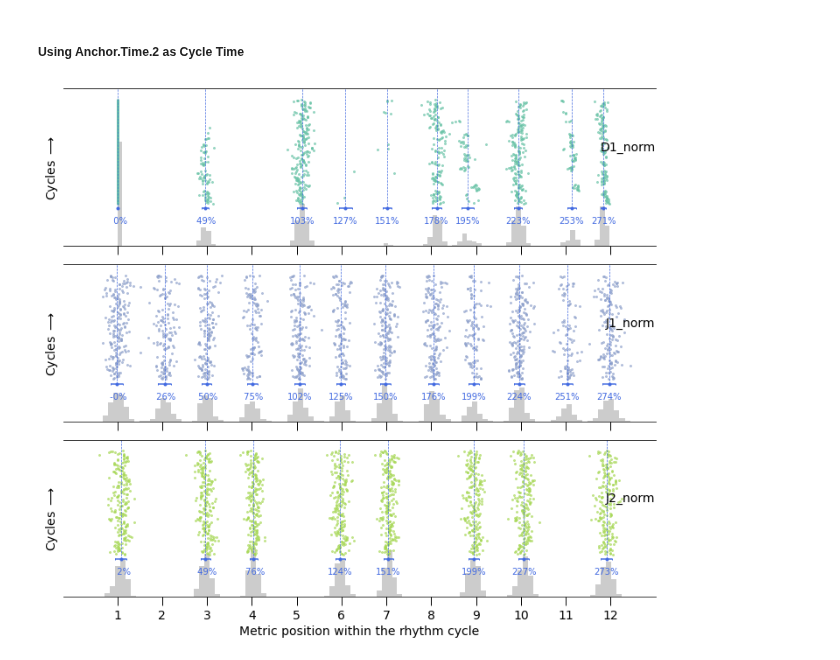
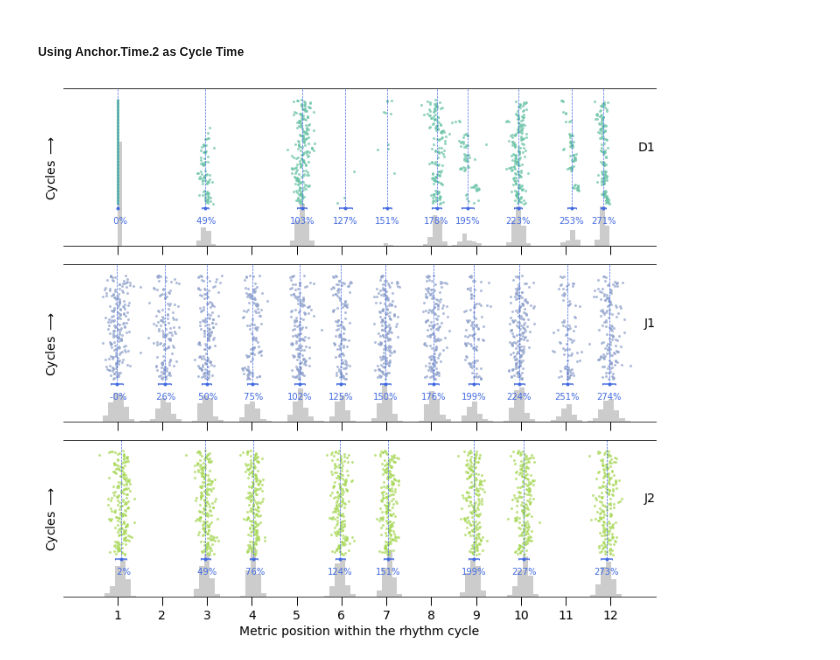
Before and after one commit to satyajeetprabhu/music-sync-internship-upf, a Jupyter notebook: djembe_dance_data_demo.ipynb, the cells around one changed output. Cells and saved outputs as stored; diff of their text form; code cells hidden in the pictures.

```diff
--- a/djembe_dance_data_demo.ipynb
+++ b/djembe_dance_data_demo.ipynb
@@ -169,9 +169,9 @@ dtr.plot_cycle_onsets(norm_df2, instr=['D1_norm', 'J1_norm', 'J2_norm'], mean_st
 # %%
 # Assign
 df3 = dtr.assign_onsets_to_cycles(onsets_df, cycle_time=meter_df['Anchor.Time.2'], tolerance=tolerance, num_div=num_div)
 # Normalize
-norm_df3 = dtr.normalize_onsets_df(df3, inst=['D1', 'J1', 'J2'])
+norm_df3 = dtr.normalize_onsets_df(df3, instr=['D1', 'J1', 'J2'])
 # Plot
-dtr.plot_cycle_onsets(norm_df3, instr=['D1_norm', 'J1_norm', 'J2_norm'], mean_std=True, hist_ons=True)
+dtr.plot_cycle_onsets(norm_df3, instr=['D1', 'J1', 'J2'], mean_std=True, hist_ons=True)
 # %% [output]
-[figure, old version]
+[figure, new version]
```
Also changed, not shown: parts of 3 cells of this notebook, 1 other file.
